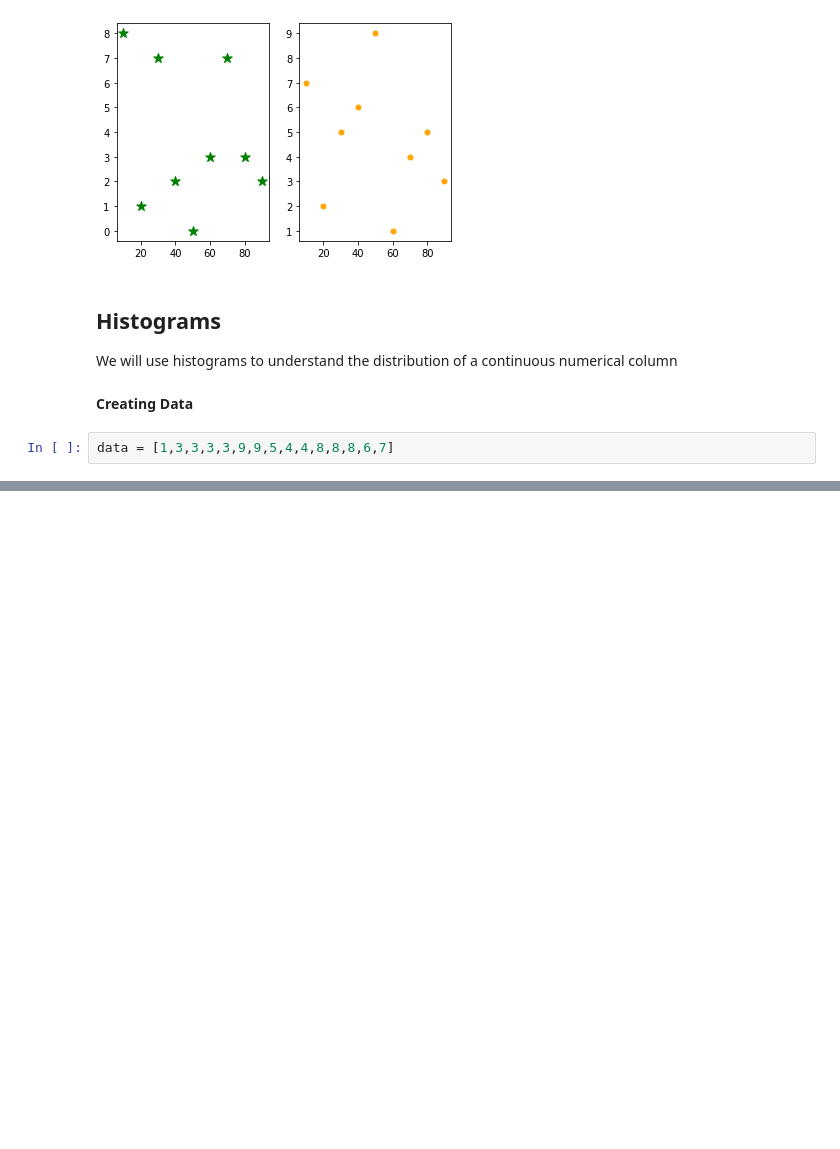
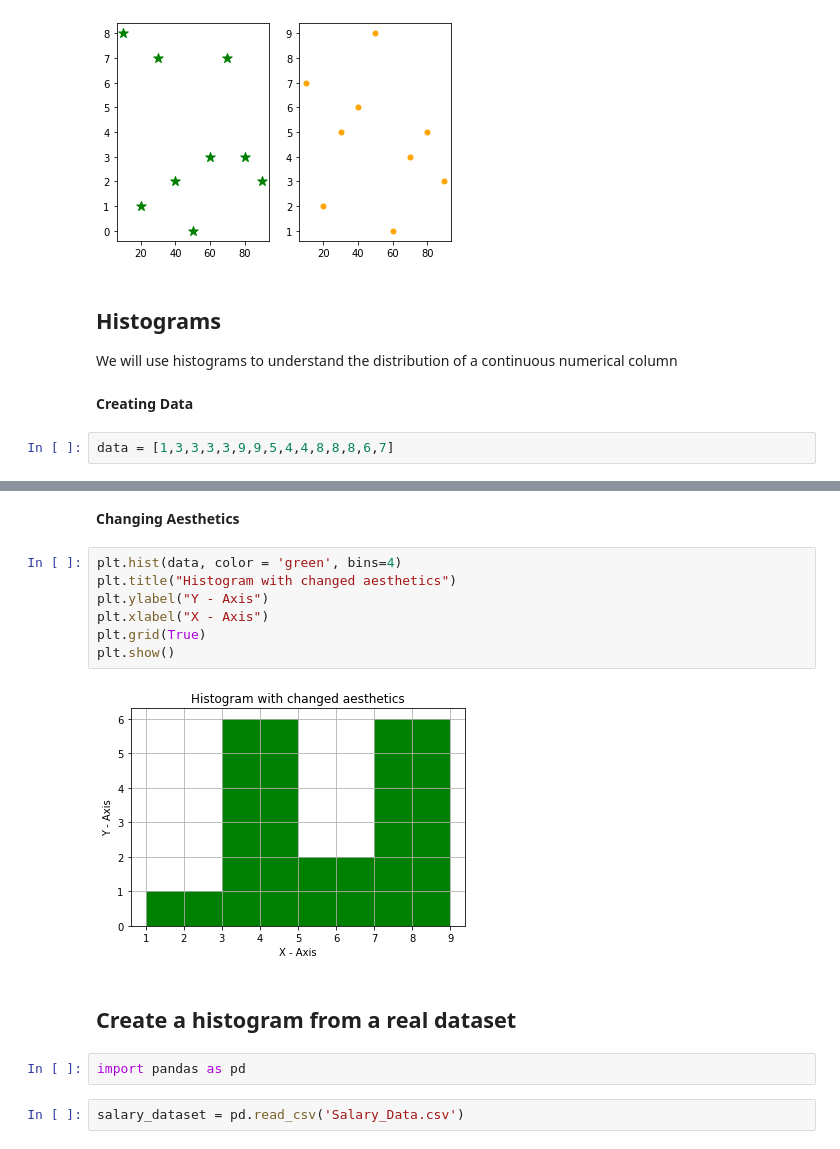
Before and after one commit to World-of-ML-AI/Data-Analysis-Tools, a Jupyter notebook: Matplotlib/Matplotlib Tutorial.ipynb, the cells around one changed output, grey strips where cells are left out. Cells and saved outputs as stored; diff of their text form; blank space fills up the shorter version.

```diff
--- a/Matplotlib/Matplotlib Tutorial.ipynb
+++ b/Matplotlib/Matplotlib Tutorial.ipynb
@@ -203,0 +205,17 @@ plt.show()
+# %% [markdown]
+**Changing Aesthetics**
+# %%
+plt.hist(data, color = 'green', bins=4)
+plt.title("Histogram with changed aesthetics")
+plt.ylabel("Y - Axis")
+plt.xlabel("X - Axis")
+plt.grid(True)
+plt.show()
+# %% [output]
+[figure, added]
+# %% [markdown]
+## Create a histogram from a real dataset
+# %%
+import pandas as pd
+# %%
+salary_dataset = pd.read_csv('Salary_Data.csv')
```
Also changed, not shown: parts of 5 cells of this notebook, 1 other file.
